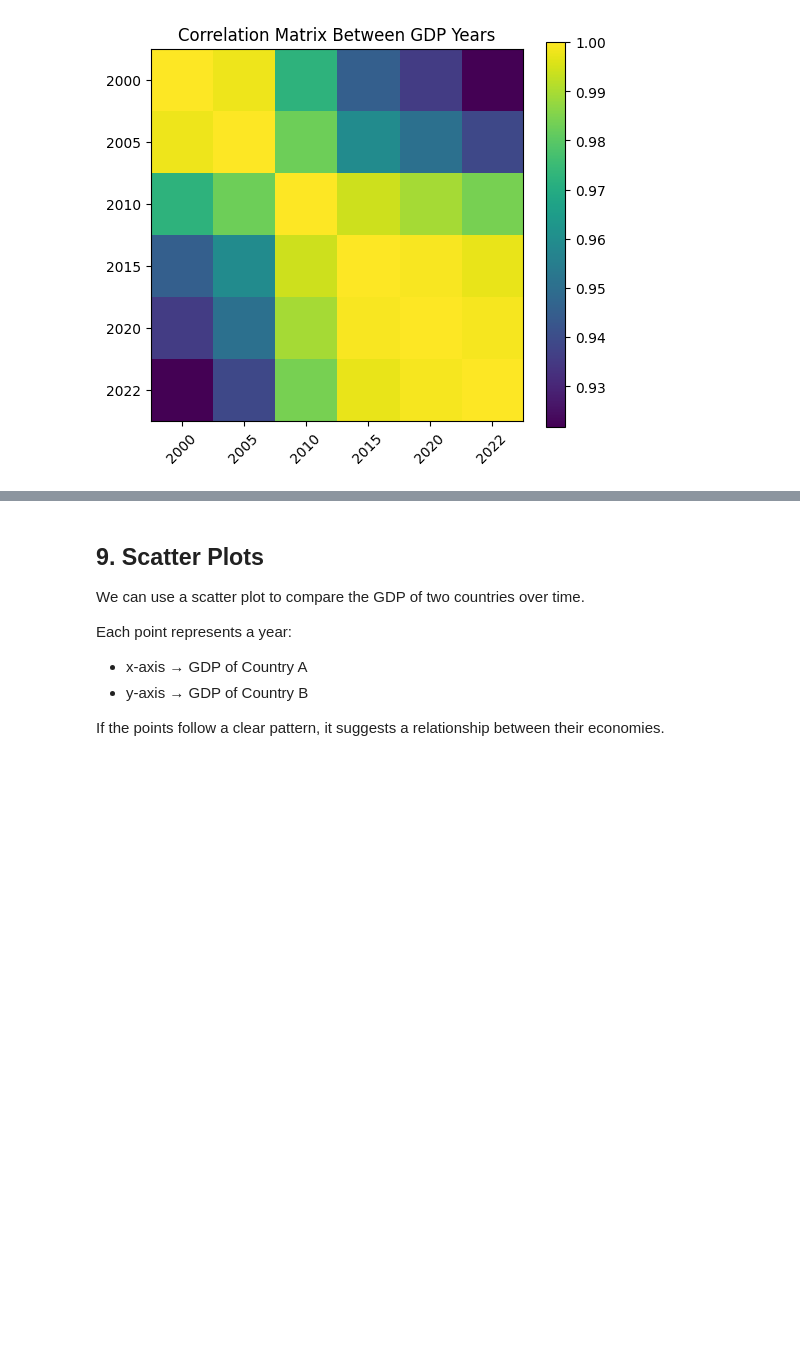
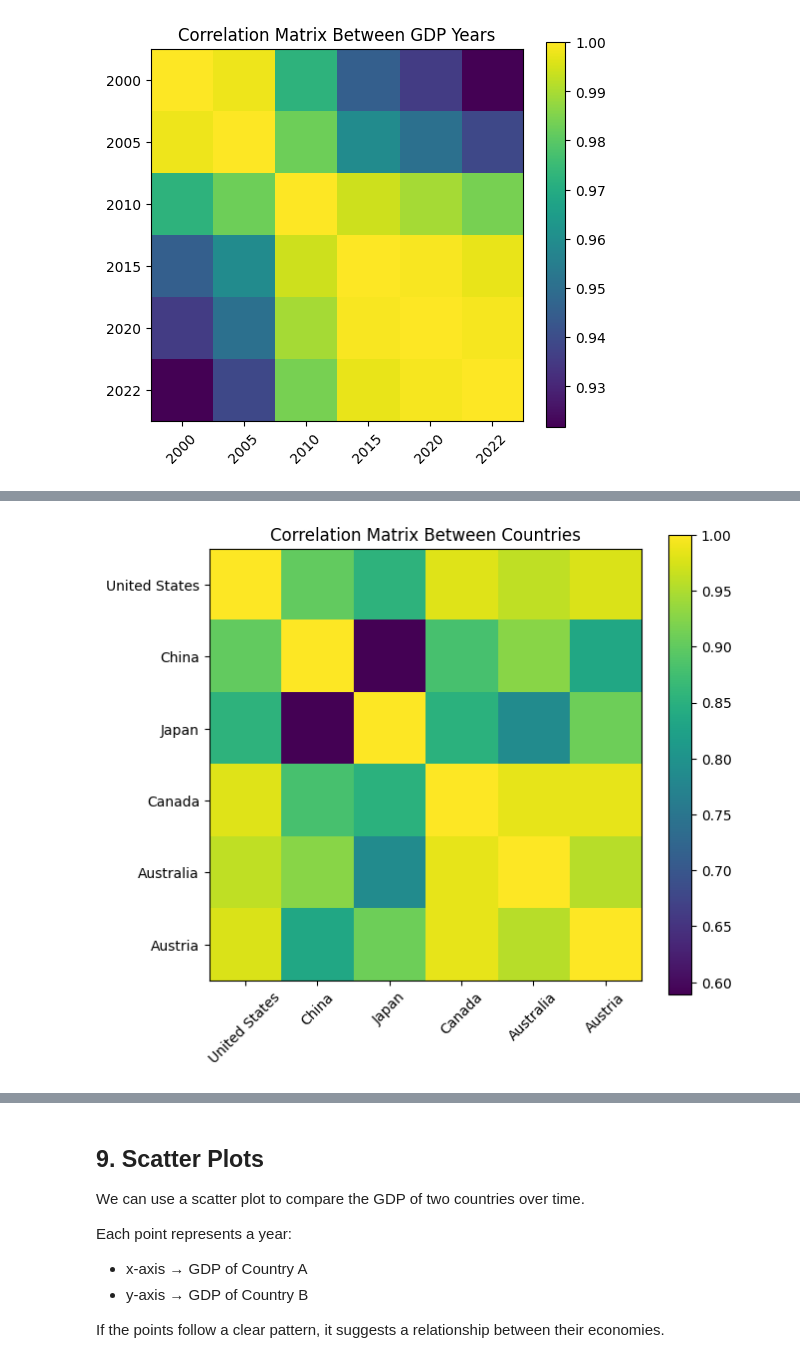
Before and after one commit to shokun723/Summer_Workshop_ShoRydberg, a Jupyter notebook: 0_Class_Notebooks/01_Know_Data_Numerical.ipynb, the cells around one changed output, grey strips where cells are left out. Cells and saved outputs as stored; diff of their text form; code cells hidden in the pictures; blank space fills up the shorter version.

```diff
--- a/0_Class_Notebooks/01_Know_Data_Numerical.ipynb
+++ b/0_Class_Notebooks/01_Know_Data_Numerical.ipynb
@@ -445,3 +407,20 @@ plt.title("Correlation Matrix Between GDP Years")
 plt.show()
 # %% [output]
 [figure]
+# %%
+selected_countries = [
+    "United States",
+    "China",
+    "Japan",
+    "Canada",
+    "Australia",
+    "Austria"
+]
+
+# Select only these countries from the transposed dataset
+country_data = gdp_transposed[selected_countries]
+
+# Compute correlation matrix
+corr_matrix = country_data.corr()
+
+corr_matrix
@@ -447,0 +436,23 @@ plt.show()
+# %%
+plt.figure(figsize=(7, 6))
+
+plt.imshow(corr_matrix)
+
+plt.colorbar()
+
+plt.xticks(
+    range(len(selected_countries)),
+    selected_countries,
+    rotation=45
+)
+
+plt.yticks(
+    range(len(selected_countries)),
+    selected_countries
+)
+
+plt.title("Correlation Matrix Between Countries")
+
+plt.show()
+# %% [output]
+[figure, added]
```
Also changed, not shown: parts of 14 cells of this notebook, 1 other file.
